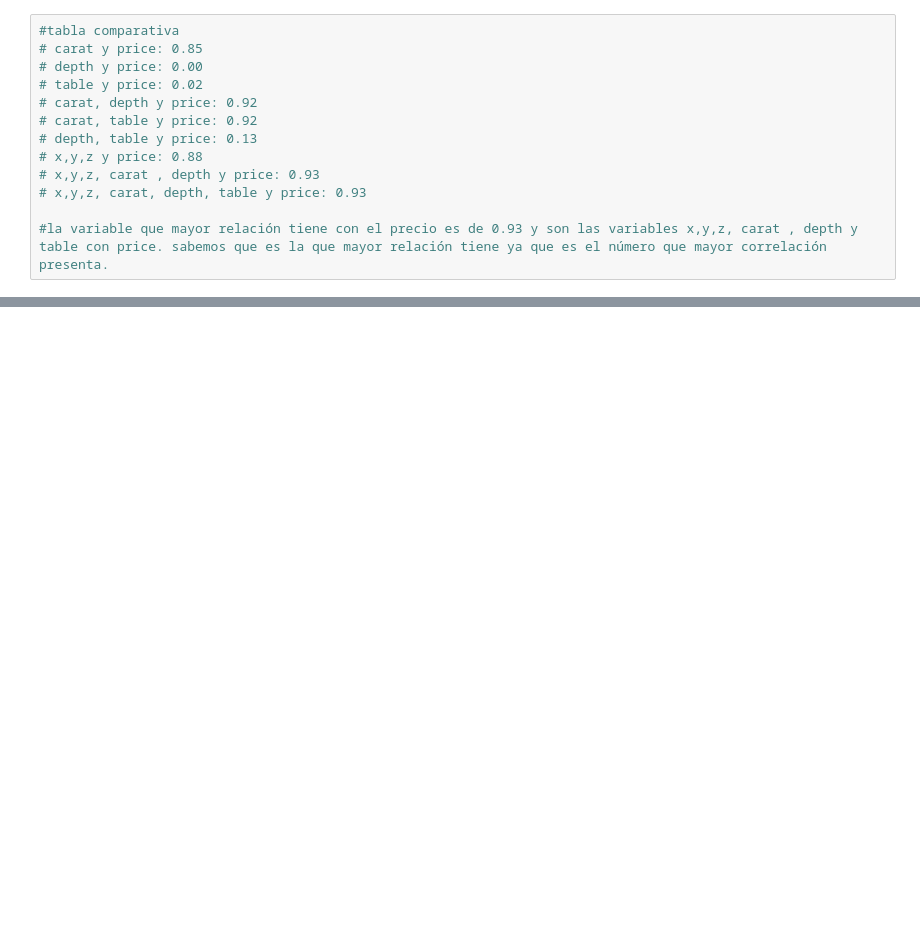
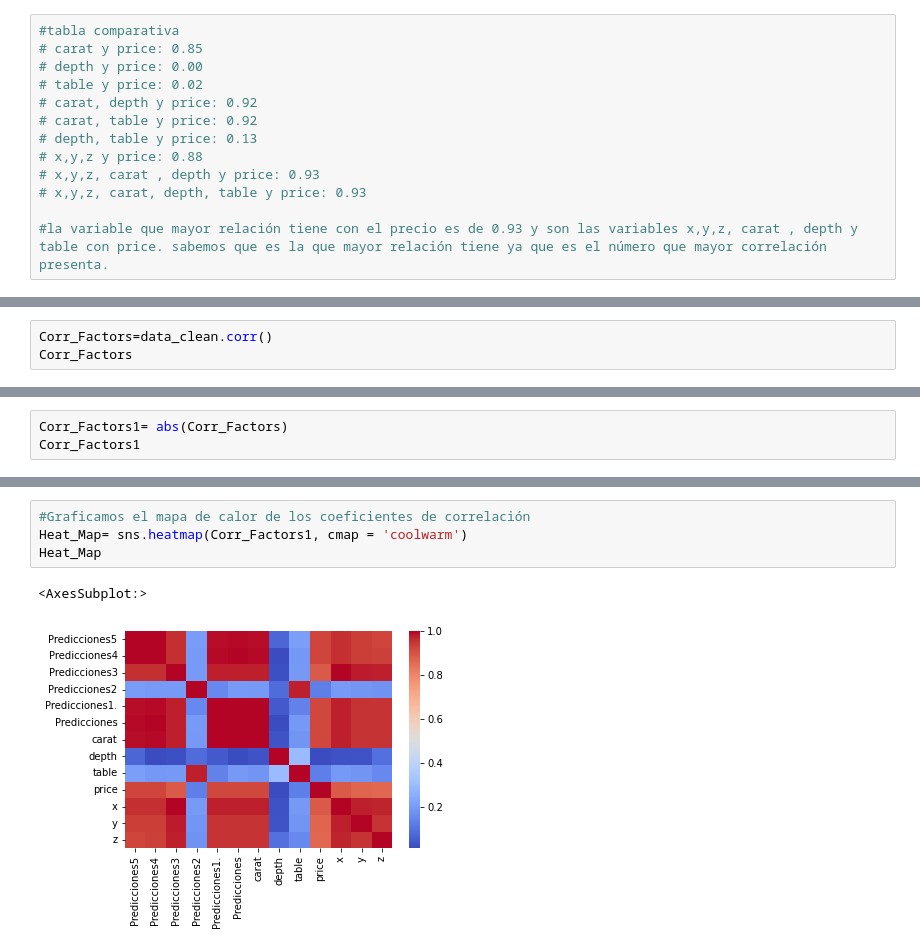
Before and after one commit to VictoriaTeCa/gesti_act_uno, a Jupyter notebook: actividad_UNO_entrega.ipynb, the cells around one changed output, grey strips where cells are left out. Cells and saved outputs as stored; diff of their text form; blank space fills up the shorter version.

```diff
--- a/actividad_UNO_entrega.ipynb
+++ b/actividad_UNO_entrega.ipynb
@@ -341,0 +587,3 @@ sns.scatterplot(x='table', y='price', color="orange", data=data_clean)
+# %%
+Corr_Factors=data_clean.corr()
+Corr_Factors
@@ -341,0 +605,3 @@ sns.scatterplot(x='table', y='price', color="orange", data=data_clean)
+# %%
+Corr_Factors1= abs(Corr_Factors)
+Corr_Factors1
@@ -341,0 +623,7 @@ sns.scatterplot(x='table', y='price', color="orange", data=data_clean)
+# %%
+#Graficamos el mapa de calor de los coeficientes de correlación
+Heat_Map= sns.heatmap(Corr_Factors1, cmap = 'coolwarm')
+Heat_Map
+# %% [output]
+<AxesSubplot:>
+[figure, added]
```
Also changed, not shown: parts of 21 cells of this notebook.
